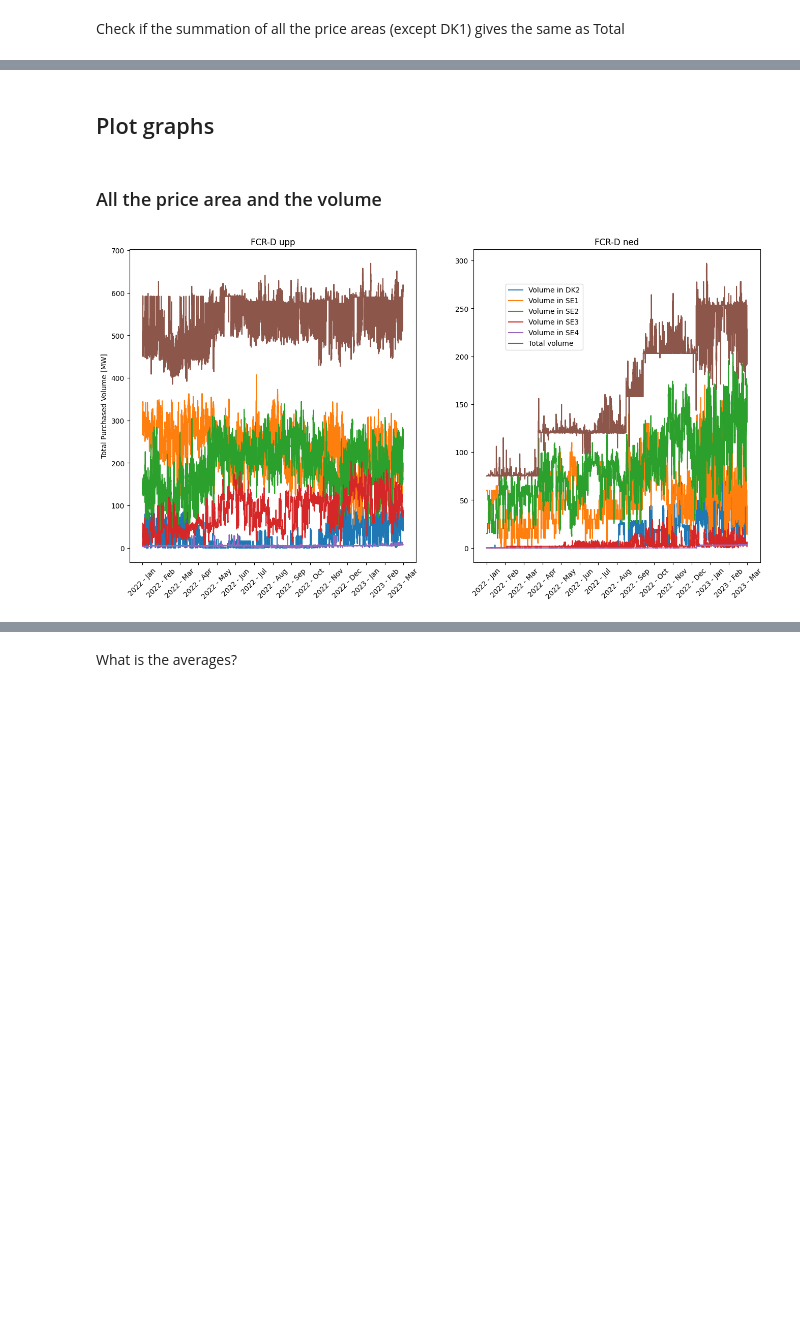
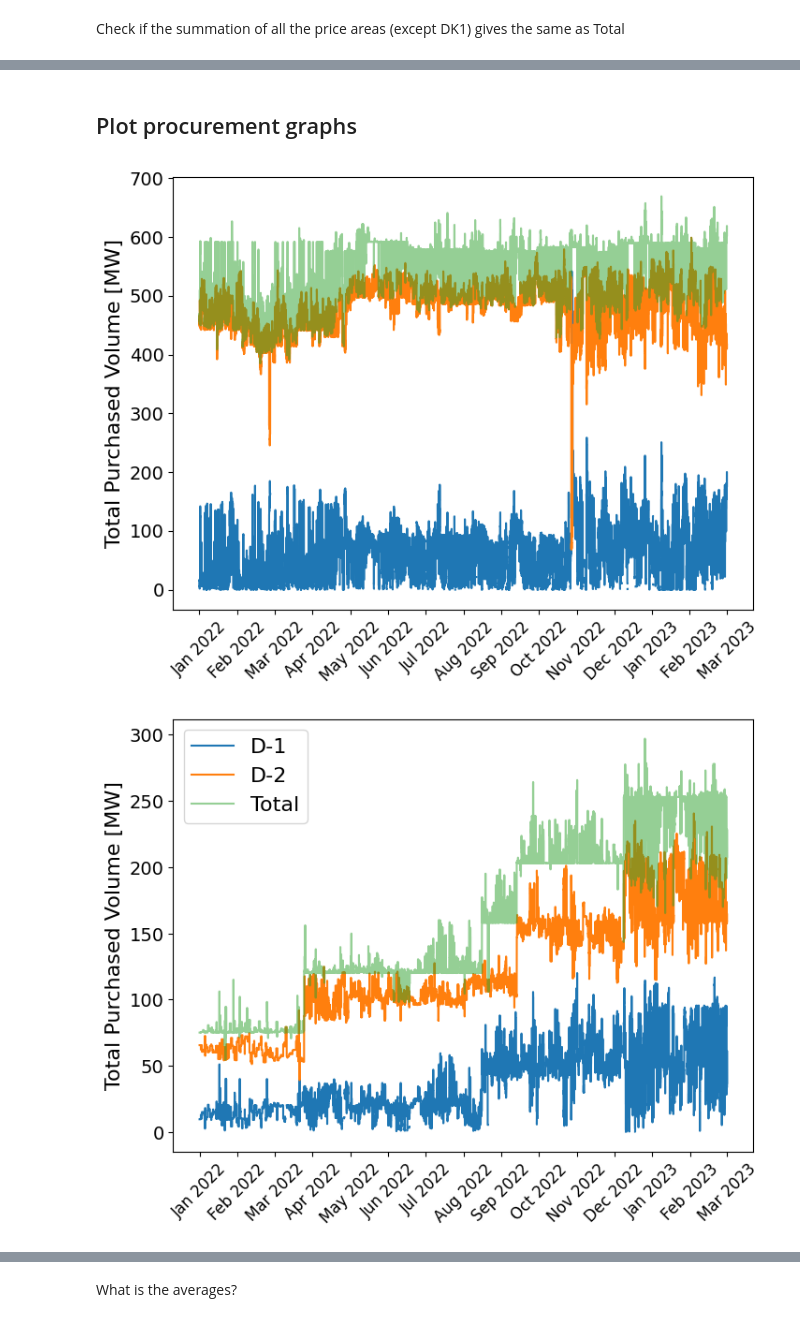
Before and after one commit to junesooshin/lightenup, a Jupyter notebook: Data Examination/FCR-D Analysis.ipynb, the cells around one changed output, grey strips where cells are left out. Drawn from its saved outputs; the diff is of its cells as text; code cells hidden in the pictures; blank space fills up the shorter version.

```diff
--- a/Data Examination/FCR-D Analysis.ipynb
+++ b/Data Examination/FCR-D Analysis.ipynb
@@ -99,63 +101,68 @@ Name: PurchasedVolumeLocal, Length: 10895, dtype: float64
 10894    469.4
 Name: PurchasedVolumeTotal, Length: 10895, dtype: float64
 # %% [markdown]
-## Plot graphs
+## Plot procurement graphs
-# %% [markdown]
-### All the price area and the volume
 # %%
-product_names = ["FCR-D upp", "FCR-D ned"]
+product_names = ["FCR-D upp","FCR-D ned"]
+#product_names = ["FCR-D ned"]
 auction_type = "Total"
 price_areas = ["DK2", "SE1", "SE2", "SE3", "SE4"]
-
-product_name = "FCR-D upp"
-auction_type = "Total"
+area = "DK2"
+auction_types = ["D-1","D-2","Total"]
 Latest_time = '2023-03-31T00:00:00'
 Earliest_time = '2022-01-01T00:00:00'
 pd.to_datetime(Latest_time)
 pd.to_datetime(Earliest_time)
 
 
-# Create a Figure with two subplots
-fig, axs = plt.subplots(1, 2, figsize=(16, 8))
 
 for i, product_name in enumerate(product_names):
-    ax = axs[i]
+    # Create a Figure with two subplots
+    fig, axs = plt.subplots(figsize=(8, 6), dpi=100)
 
-    for area in price_areas:
+    ax = axs
+
+    for auction_type in  auction_types:
         mask = (df["HourDK"] >= Earliest_time) & (df["HourDK"] <= Latest_time) & (df["PriceArea"] == area) & (df["AuctionType"] == auction_type) & (df["ProductName"] == product_name)
 
-        volume = df["PurchasedVolumeLocal"].loc[mask].reset_index(drop=True)
+        volume = df["PurchasedVolumeTotal"].loc[mask].reset_index(drop=True)
         volume = volume.loc[::-1].reset_index(drop=True)
-        ax.plot(volume, label=f"Volume in {area}", drawstyle='steps-post')
+        if auction_type == "Total":
+            ax.plot(volume, label=f"{auction_type}", drawstyle='steps-post',alpha = 0.5)
+        else:
+            ax.plot(volume, label=f"{auction_type}", drawstyle='steps-post')
 
     mask_total = (df["HourDK"] >= Earliest_time) & (df["HourDK"] <= Latest_time) & (df["PriceArea"] == "DK2") & (df["AuctionType"] == auction_type) & (df["ProductName"] == product_name)
     xaxis = df["HourDK"].loc[mask_total].reset_index(drop=True)
     xaxis = xaxis.loc[::-1].reset_index(drop=True)
 
     xaxis = pd.to_datetime(xaxis)# Convert xaxis to datetime
-    volume_total = df["PurchasedVolumeTotal"].loc[mask_total].reset_index(drop=True)
-    volume_total = volume_total.loc[::-1].reset_index(drop=True)
-    ax.plot(volume_total, label="Total volume", drawstyle='steps-post')
 
     # Set the x-axis ticks to be monthly
     num_ticks = len(xaxis)
     tick_step = max(1, int(np.ceil(num_ticks / 14))) # Show at least one tick per month
     month_ticks = xaxis.index % tick_step == 0
     if not month_ticks[0]:
         month_ticks[0] = True
     if not month_ticks[-1]:
         month_ticks[-1] = True
     #ax.xticks(xaxis.index[month_ticks], xaxis[month_ticks].dt.strftime("%Y - %b"), rotation=45)
 
     #ax.grid(linestyle='--', color='gray')
     ax.set_xticks(xaxis.index[month_ticks])
-    ax.set_xticklabels(xaxis[month_ticks].dt.strftime("%Y - %b"), rotation=45)
 
-    ax.set_title(product_name)
+    ax.tick_params(axis='y', which='major', labelsize=14)
 
-axs[1].legend(bbox_to_anchor=(0.1, 0.9), loc='upper left')
-axs[0].set_ylabel("Total Purchased Volume [MW]")
-plt.savefig('Total_volume_FCR_D.pdf', format="pdf", bbox_inches="tight")
-plt.show()
+
+    ax.set_xticklabels(xaxis[month_ticks].dt.strftime("%b %Y"), rotation=45, fontsize=12)
+
+    #ax.set_title(product_name)
+    if product_name == "FCR-D ned":
+        axs.legend(bbox_to_anchor=(0, 1), loc='upper left',prop={'size': 16})
+
+    axs.set_ylabel("Total Purchased Volume [MW]", fontsize=16)
+    plt.savefig('Total_volume_FCR_D'+ product_name +'.pdf', format="pdf", bbox_inches="tight")
+    plt.show()
 # %% [output]
-[figure, old version]
+[figure, new version]
+[figure, added]
```
Also changed, not shown: parts of 18 cells of this notebook, 6 other files.
